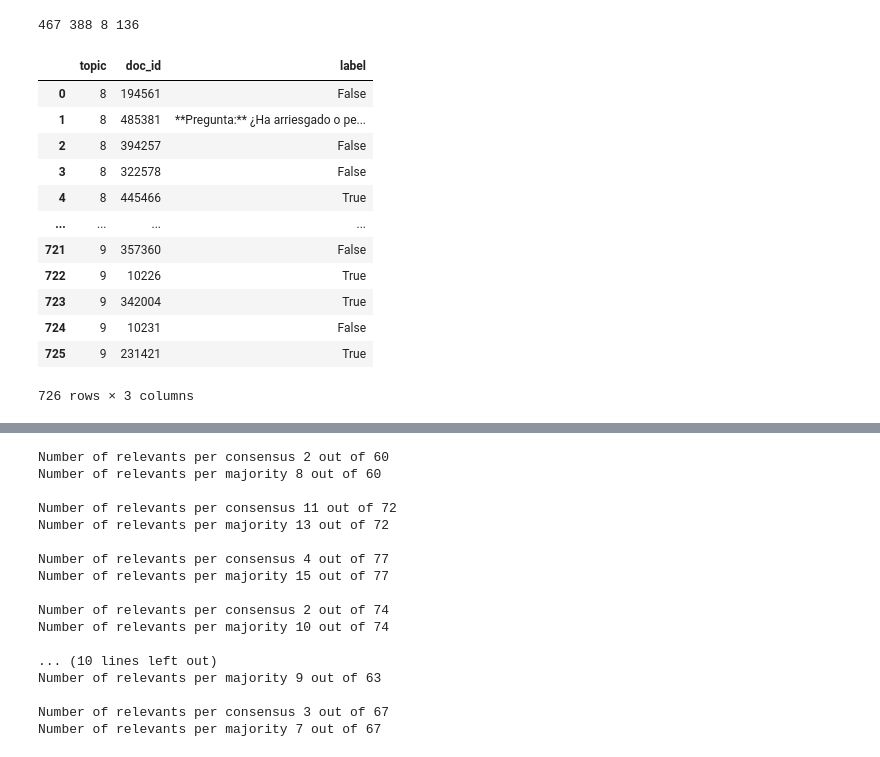
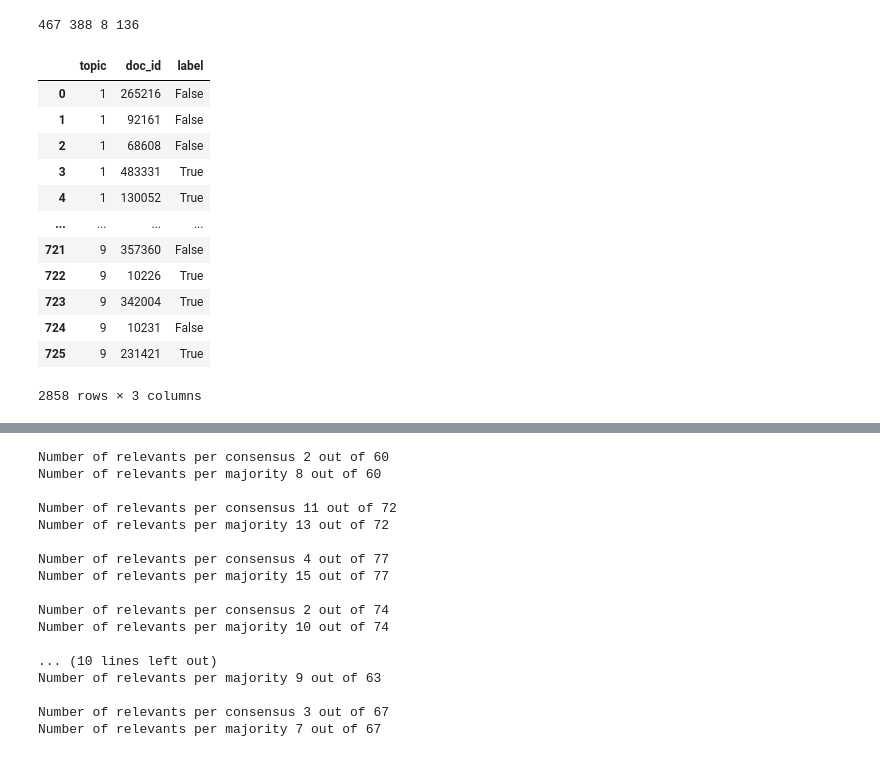
Before and after one commit to citiususc/ludosym, a Jupyter notebook: qrels-stats.ipynb, the cells around one changed output, grey strips where cells are left out. Saved outputs shown, nothing was run; the diff lists cells and outputs as text; code cells hidden in the pictures.

```diff
--- a/qrels-stats.ipynb
+++ b/qrels-stats.ipynb
@@ -232,29 +232,43 @@ print(tn, fp, fn, tp)
 467 388 8 136
 # %%
 ###### ETIQUETADO CON GEMINI
-
-#### SEGUNDO ETIQUETADO CON GPT-4
 
 import numpy as np
 
 gem = pd.read_csv('./outputs/gemini.csv', names=["topic","doc_id", "label"])
 gem['label'] = np.where(gem['label']=="Relevante", True, gem['label'])
 gem['label'] = np.where(gem['label']=="No relevante", False, gem['label'])
-gem
+gem = gem[gem["topic"]==1]
-# %% [output]
-|  | topic | doc_id | label |
-| 0 | 8 | 194561 | False |
-| 1 | 8 | 485381 | **Pregunta:** ¿Ha arriesgado o pe... |
-| 2 | 8 | 394257 | False |
-| 3 | 8 | 322578 | False |
-| 4 | 8 | 445466 | True |
-| ... | ... | ... | ... |
-| 721 | 9 | 357360 | False |
-| 722 | 9 | 10226 | True |
-| 723 | 9 | 342004 | True |
-| 724 | 9 | 10231 | False |
-| 725 | 9 | 231421 | True |
-726 rows × 3 columns
+# %%
+gem1 = pd.read_csv('./outputs/gemini-2.csv', names=["topic","doc_id", "label"])
+gem1['label'] = np.where(gem1['label']=="Relevante", True, gem1['label'])
+gem1['label'] = np.where(gem1['label']=="No relevante", False, gem1['label'])
+# %%
+gem3 = pd.read_csv('./outputs/gemini-3.csv', names=["topic","doc_id", "label"])
+gem3['label'] = np.where(gem3['label']=="Relevante", True, gem3['label'])
+gem3['label'] = np.where(gem3['label']=="No relevante", False, gem3['label'])
+gem3 = gem3[gem3["topic"]==7]
+# %%
+gem4 = pd.read_csv('./outputs/gemini-4.csv', names=["topic","doc_id", "label"])
+gem4['label'] = np.where(gem4['label']=="Relevante", True, gem4['label'])
+gem4['label'] = np.where(gem4['label']=="No relevante", False, gem4['label'])
+# %%
+gem = pd.concat([gem, gem1, gem3, gem4])
+gem
+# %% [output]
+|  | topic | doc_id | label |
+| 0 | 1 | 265216 | False |
+| 1 | 1 | 92161 | False |
+| 2 | 1 | 68608 | False |
+| 3 | 1 | 483331 | True |
+| 4 | 1 | 130052 | True |
+| ... | ... | ... | ... |
+| 721 | 9 | 357360 | False |
+| 722 | 9 | 10226 | True |
+| 723 | 9 | 342004 | True |
+| 724 | 9 | 10231 | False |
+| 725 | 9 | 231421 | True |
+2858 rows × 3 columns
 # %%
 gem.loc[gem['label'].str.contains('Relevante', na=False), 'label'] = True
 gem.loc[gem['label'].str.contains('No relevante', na=False), 'label'] = False
```
Also changed, not shown: parts of 15 cells of this notebook, 5 other files.
